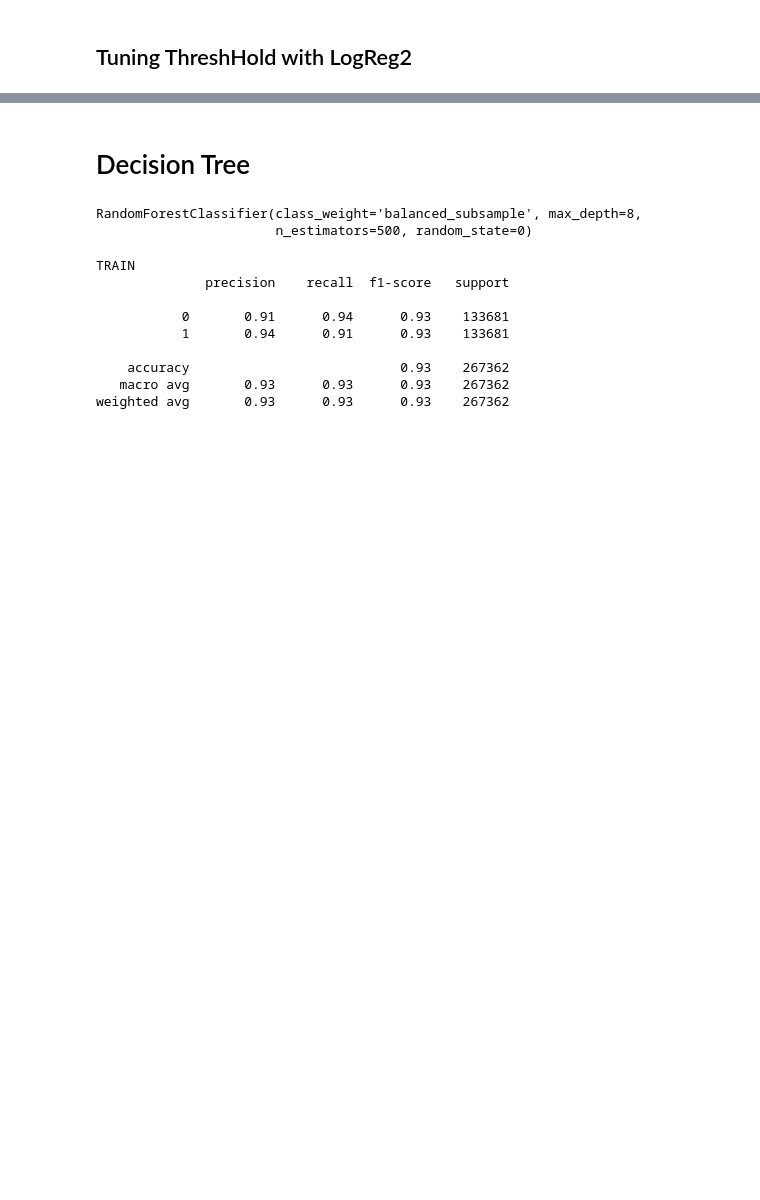
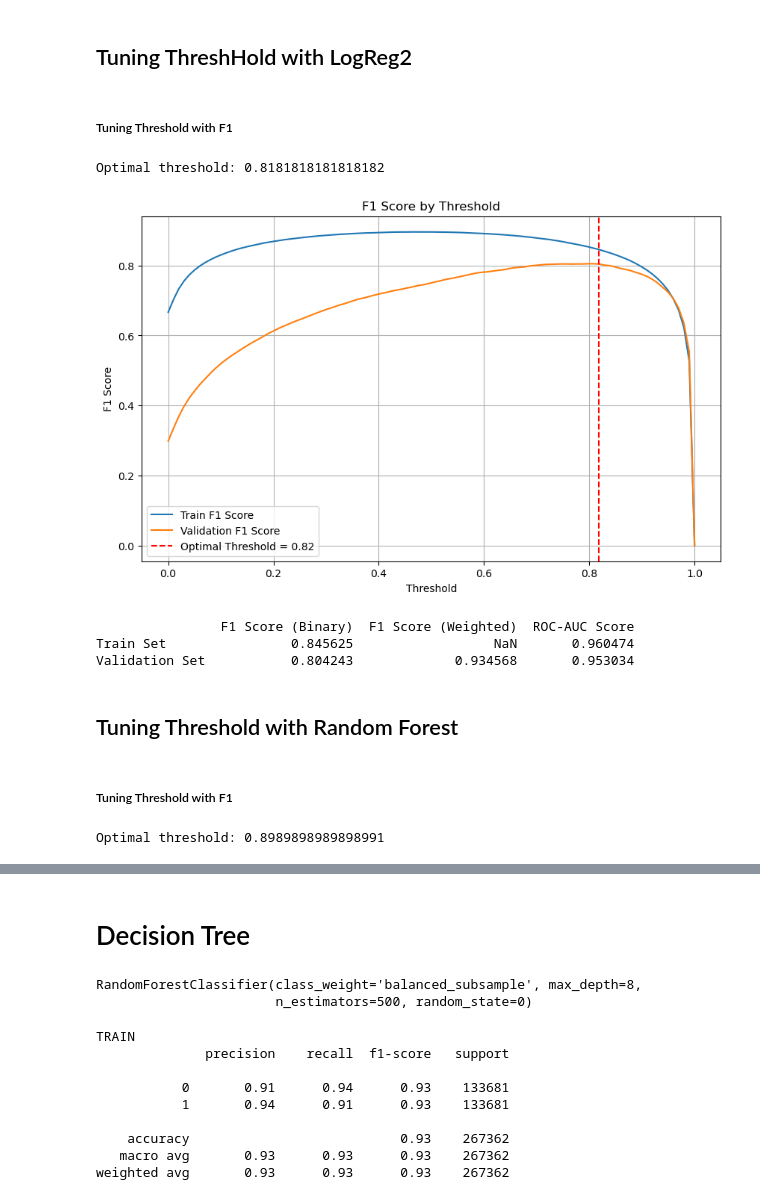
Before and after one commit to kaito274/COSC2753---Assignment1, a Jupyter notebook: main.ipynb, the cells around one changed output, grey strips where cells are left out. Cells and saved outputs as stored; diff of their text form; code cells hidden in the pictures; blank space fills up the shorter version.

```diff
--- a/main.ipynb
+++ b/main.ipynb
@@ -1196,21 +1319,35 @@ plt.show()
 # %% [markdown]
 ## Tuning ThreshHold with LogReg2
+# %%
+# Extract model
+grid_logreg2 = load('./models/grid_logreg2.joblib')
+# %%
+# Degree 2 Polynomial Features:
+poly2 = PolynomialFeatures(2)
+train_X_poly2 = poly2.fit_transform(train_X)
+val_X_poly2 = poly2.transform(val_X)
+
+# We need to scale the data again after transforming it to polynomial features
+scaler = StandardScaler()
+train_X_poly2 = scaler.fit_transform(train_X_poly2)
+val_X_poly2 = scaler.transform(val_X_poly2)
 # %%
 # Predict probabilities of logreg1
-train_probs_logreg2 = grid_logreg1.predict_proba(train_X)[:, 1] # Probabilities
-val_probs_logreg2 = grid_logreg1.predict_proba(val_X)[:, 1] # Probabilities
+train_probs_logreg2 = grid_logreg2.predict_proba(train_X_poly2)[:, 1] # Probabilities
+val_probs_logreg2 = grid_logreg2.predict_proba(val_X_poly2)[:, 1] # Probabilities
+# %% [markdown]
+##### Tuning Threshold with F1
+# %%
+train_f1_scores, val_f1_scores, optimal_threshold = threshold_tuning_with_f1(train_probs_logreg2, val_probs_logreg2, train_Y, val_Y, thresholds)
+# %% [output]
+Optimal threshold: 0.8181818181818182
 # %%
-# # Option 1: Maximize validation F1-score directly
-# optimal_index = np.argmax(val_f1_scores)
-# optimal_threshold = thresholds[optimal_index]
+import matplotlib.pyplot as plt
+label_train = 'Train F1 Score'
+label_val = 'Validation F1 Score'
+title = 'F1 Score by Threshold'
+y_label = 'F1 Score'
 
-# Option 2: Find the best compromise between train and validation F1-scores
-# This could be defined as the minimal difference between train and validation F1 scores
-# along with a high enough F1 score on the validation set
-train_f1_scores, val_f1_scores = threshold_tuning(train_probs_logreg1, val_probs_logreg1, train_Y, val_Y)
-f1_diff = np.abs(np.array(train_f1_scores) - np.array(val_f1_scores))
-combined_score = np.array(val_f1_scores) - f1_diff  # Example metric to balance both
-optimal_index = np.argmax(combined_score)
-optimal_threshold = thresholds[optimal_index]
-
-print(f"Optimal threshold: {optimal_threshold}")
+plot_tuning_with_optimal_threshold(label_train, label_val, title, y_label, train_f1_scores, val_f1_scores, thresholds,optimal_threshold)
+# %% [output]
+[figure, added]
@@ -1216,0 +1358,6 @@ print(f"Optimal threshold: {optimal_threshold}")
+# %%
+get_performance(train_Y, train_tune_pred_logreg2, train_probs_logreg2, val_Y, val_tune_pred_logreg2, val_probs_logreg2)
+# %% [output]
+                F1 Score (Binary)  F1 Score (Weighted)  ROC-AUC Score
+Train Set                0.845625                  NaN       0.960474
+Validation Set           0.804243             0.934568       0.953034
@@ -1216,0 +1366,2 @@ print(f"Optimal threshold: {optimal_threshold}")
+# %% [markdown]
+## Tuning Threshold with Random Forest
@@ -1216,0 +1375,6 @@ print(f"Optimal threshold: {optimal_threshold}")
+# %% [markdown]
+##### Tuning Threshold with F1
+# %%
+train_f1_scores, val_f1_scores, optimal_threshold = threshold_tuning_with_f1(train_probs_rf, val_probs_rf, train_Y, val_Y, thresholds)
+# %% [output]
+Optimal threshold: 0.8989898989898991
```
Also changed, not shown: parts of 96 cells of this notebook, 11 other files.
